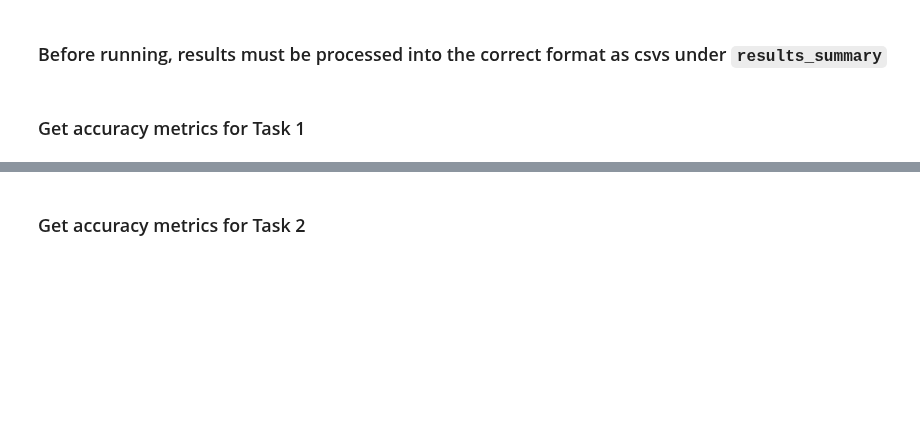
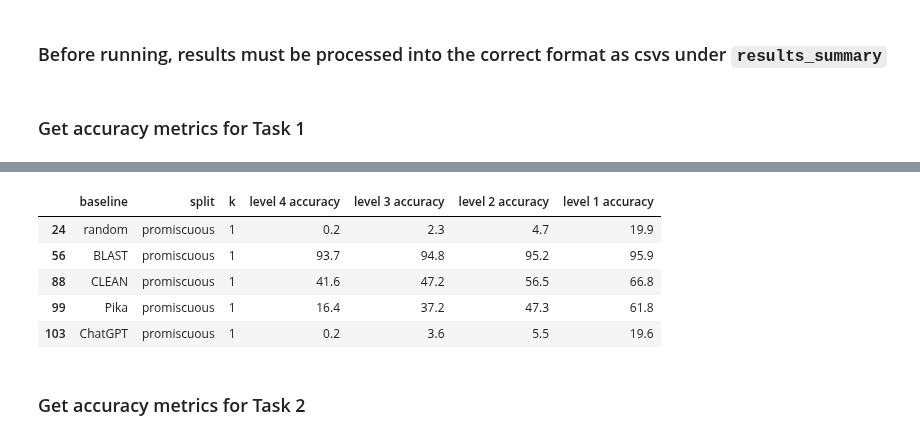
Before and after one commit to jsunn-y/CARE, a Jupyter notebook: performance_evaluation.ipynb, the cells around one changed output, grey strips where cells are left out. Drawn from its saved outputs; the diff is of its cells as text; code cells hidden in the pictures; blank space fills up the shorter version.

```diff
--- a/performance_evaluation.ipynb
+++ b/performance_evaluation.ipynb
@@ -183,4 +185,13 @@ results[results['k'] == 5][results['split'] == 'promiscuous']
 | 90 | CLEAN | promiscuous | 5 | 77.9 | 86.1 | 88.5 | 93.3 |
+# %%
+results[results['k'] == 1][results['split'] == 'promiscuous']
+# %% [output]
+|  | baseline | split | k | level 4 accuracy | level 3 accuracy | level 2 accuracy | level 1 accuracy |
+| 24 | random | promiscuous | 1 | 0.2 | 2.3 | 4.7 | 19.9 |
+| 56 | BLAST | promiscuous | 1 | 93.7 | 94.8 | 95.2 | 95.9 |
+| 88 | CLEAN | promiscuous | 1 | 41.6 | 47.2 | 56.5 | 66.8 |
+| 99 | Pika | promiscuous | 1 | 16.4 | 37.2 | 47.3 | 61.8 |
+| 103 | ChatGPT | promiscuous | 1 | 0.2 | 3.6 | 5.5 | 19.6 |
 # %% [markdown]
 ### Get accuracy metrics for Task 2
 # %%
```
Also changed, not shown: parts of 3 cells of this notebook, 1 other file.
